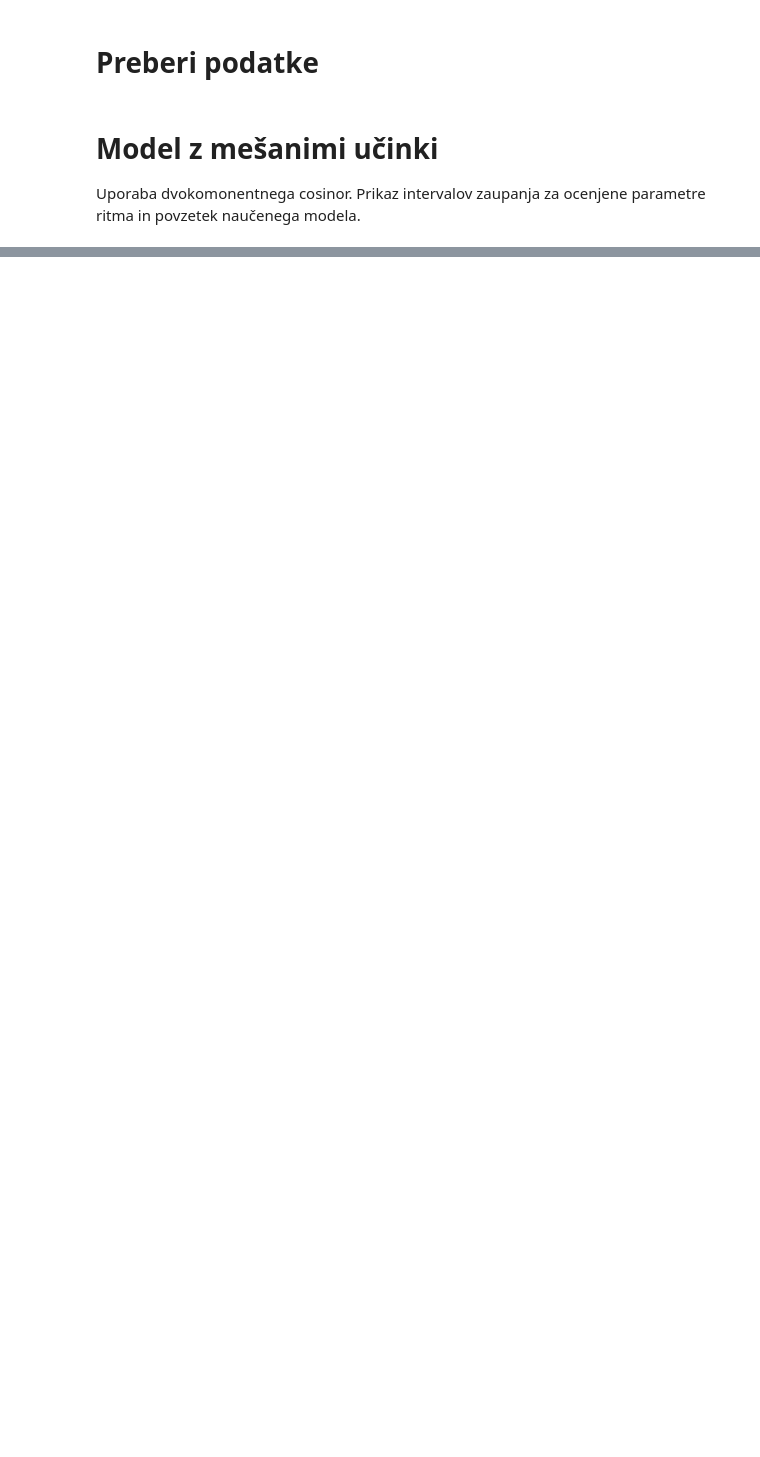
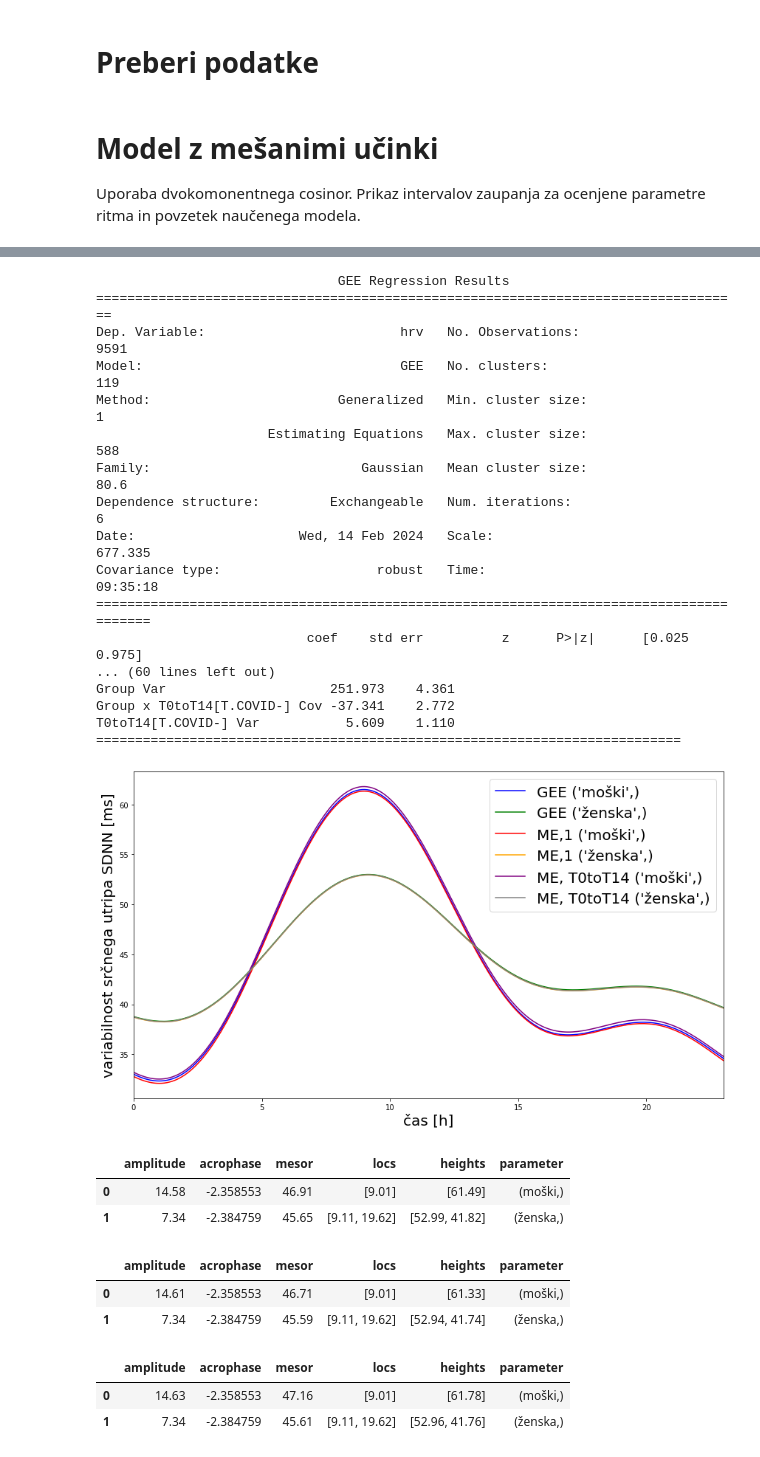
Before and after one commit to ninavelikajne/Analiza-populacijske-ritmicnosti, a Jupyter notebook: demo_mesani_ucinki.ipynb, the cells around one changed output, grey strips where cells are left out. Cells and saved outputs as stored; diff of their text form; code cells hidden in the pictures; blank space fills up the shorter version.

```diff
--- a/demo_mesani_ucinki.ipynb
+++ b/demo_mesani_ucinki.ipynb
@@ -44,0 +49,41 @@ T0toT14[T.COVID-] Var           5.609    1.110
+# %%
+fig, ax = plt.subplots(1, 1, figsize=(12, 7))
+df3=gee.gee_cosinor(df, 'hrv', 'Hour_of_Day', 'participant_id', variables=['gender'],n_components=2,save_to='./results/demo/rnd.png',ax=ax,fit_label='GEE ',summary=True)
+df4=me.me_cosinor(df, 'hrv', 'Hour_of_Day', 'participant_id',variables=['gender'],random_var='1',n_components=2,save_to='./results/demo/rnd.png',summary=True,ax=ax,fit_label='ME,1 ',prod=2)
+df5=me.me_cosinor(df, 'hrv', 'Hour_of_Day', 'participant_id', variables=['gender'],random_var='T0toT14',n_components=2,save_to='./results/demo/rnd.png',summary=True,ax=ax,fit_label='ME, T0toT14 ',prod=4)
+ax.set_ylabel('variabilnost srčnega utripa SDNN [ms]',fontsize=20)
+ax.legend(fontsize=20)
+fig.tight_layout()
+fig.savefig('./results/demo/demo_all.pdf')
+plt.show()
+display(df3)
+display(df4)
+display(df5)
+# %% [output]
+                               GEE Regression Results
+===================================================================================
+Dep. Variable:                         hrv   No. Observations:                 9591
+Model:                                 GEE   No. clusters:                      119
+Method:                        Generalized   Min. cluster size:                   1
+                      Estimating Equations   Max. cluster size:                 588
+Family:                           Gaussian   Mean cluster size:                80.6
+Dependence structure:         Exchangeable   Num. iterations:                     6
+Date:                     Wed, 14 Feb 2024   Scale:                         677.335
+Covariance type:                    robust   Time:                         09:35:18
+========================================================================================
+                           coef    std err          z      P>|z|      [0.025      0.975]
+... (60 lines left out)
+Group Var                     251.973    4.361
+Group x T0toT14[T.COVID-] Cov -37.341    2.772
+T0toT14[T.COVID-] Var           5.609    1.110
+===========================================================================
+[figure, added]
+|  | amplitude | acrophase | mesor | locs | heights | parameter |
+| 0 | 14.58 | -2.358553 | 46.91 | [9.01] | [61.49] | (moški,) |
+| 1 | 7.34 | -2.384759 | 45.65 | [9.11, 19.62] | [52.99, 41.82] | (ženska,) |
+|  | amplitude | acrophase | mesor | locs | heights | parameter |
+| 0 | 14.61 | -2.358553 | 46.71 | [9.01] | [61.33] | (moški,) |
+| 1 | 7.34 | -2.384759 | 45.59 | [9.11, 19.62] | [52.94, 41.74] | (ženska,) |
+|  | amplitude | acrophase | mesor | locs | heights | parameter |
+| 0 | 14.63 | -2.358553 | 47.16 | [9.01] | [61.78] | (moški,) |
+| 1 | 7.34 | -2.384759 | 45.61 | [9.11, 19.62] | [52.96, 41.76] | (ženska,) |
```
Also changed, not shown: parts of 3 cells of this notebook, 9 other files.
